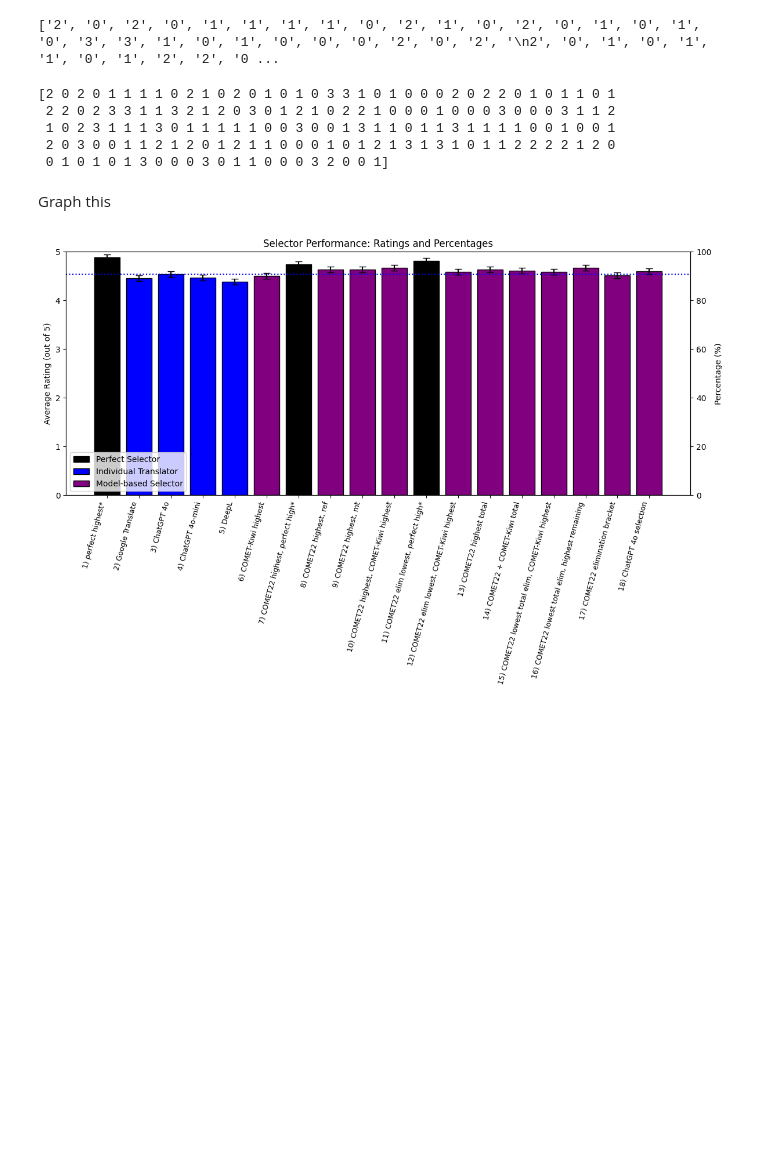
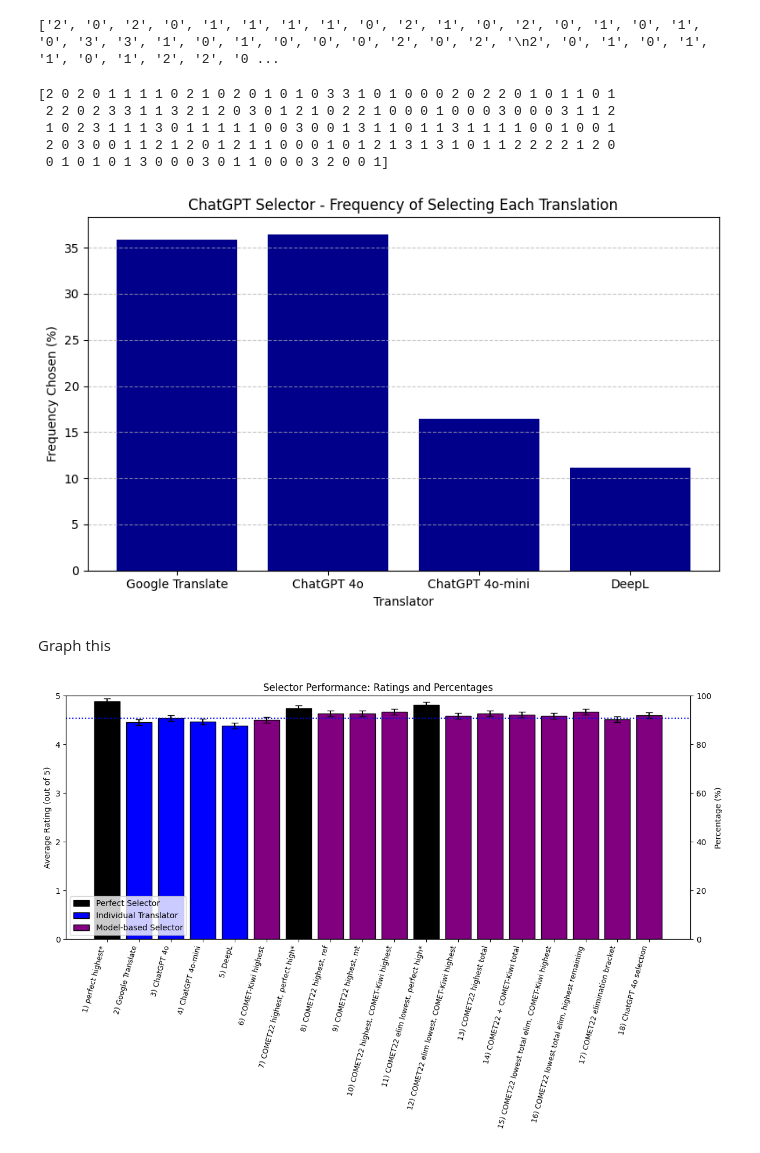
Before and after one commit to antoinevilain001/translation_thesis, a Jupyter notebook: translation_analysis/analysis1/analysis2.ipynb, the cells around one changed output. Cells and saved outputs as stored; diff of their text form; code cells hidden in the pictures; blank space fills up the shorter version.

Commit message:
Added ChatGPT selector graph

```diff
--- a/translation_analysis/analysis1/analysis2.ipynb
+++ b/translation_analysis/analysis1/analysis2.ipynb
@@ -648,6 +648,44 @@ np.save('checkpoints/analysis_solution_data/chatgpt_selector1.npy', chatgpt_sele
  1 0 2 3 1 1 1 3 0 1 1 1 1 1 0 0 3 0 0 1 3 1 1 0 1 1 3 1 1 1 1 0 0 1 0 0 1
  2 0 3 0 0 1 1 2 1 2 0 1 2 1 1 0 0 0 1 0 1 2 1 3 1 3 1 0 1 1 2 2 2 2 1 2 0
  0 1 0 1 0 1 3 0 0 0 3 0 1 1 0 0 0 3 2 0 0 1]
+# %%
+import numpy as np
+import matplotlib.pyplot as plt
+
+# Your array
+data = np.array([2, 0, 2, 0, 1, 1, 1, 1, 0, 2, 1, 0, 2, 0, 1, 0, 1, 0, 3, 3, 1, 0,
+                 1, 0, 0, 0, 2, 0, 2, 2, 0, 1, 0, 1, 1, 0, 1, 2, 2, 0, 2, 3, 3, 1,
+                 1, 3, 2, 1, 2, 0, 3, 0, 1, 2, 1, 0, 2, 2, 1, 0, 0, 0, 1, 0, 0, 0,
+                 3, 0, 0, 0, 3, 1, 1, 2, 1, 0, 2, 3, 1, 1, 1, 3, 0, 1, 1, 1, 1, 1,
+                 0, 0, 3, 0, 0, 1, 3, 1, 1, 0, 1, 1, 3, 1, 1, 1, 1, 0, 0, 1, 0, 0,
+                 1, 2, 0, 3, 0, 0, 1, 1, 2, 1, 2, 0, 1, 2, 1, 1, 0, 0, 0, 1, 0, 1,
+                 2, 1, 3, 1, 3, 1, 0, 1, 1, 2, 2, 2, 2, 1, 2, 0, 0, 1, 0, 1, 0, 1,
+                 3, 0, 0, 0, 3, 0, 1, 1, 0, 0, 0, 3, 2, 0, 0, 1])
+data = chatgpt_selector_clean
+
+# Your custom labels for values 0, 1, 2, 3 (in order)
+custom_labels = ['Google Translate', 'ChatGPT 4o', 'ChatGPT 4o-mini', 'DeepL']
+
+# Count frequencies
+unique, counts = np.unique(data, return_counts=True)
+frequencies = dict(zip(unique, counts))
+
+# Calculate percentages
+total = len(data)
+percentages = [frequencies.get(i, 0) / total * 100 for i in range(len(custom_labels))]
+
+# Plotting
+plt.figure(figsize=(8, 5))
+plt.bar(custom_labels, percentages, color='darkblue')
+plt.title('ChatGPT Selector - Frequency of Selecting Each Translation')
+plt.xlabel('Translator')
+plt.ylabel('Frequency Chosen (%)')
+plt.grid(axis='y', linestyle='--', alpha=0.7)
+plt.tight_layout()
+plt.savefig('outputs/analysis_app_solution/final_chatgpt_selection_choices')
+plt.show()
+# %% [output]
+[figure, added]
 # %% [markdown]
 Graph this
 # %%
```
Also changed, not shown: 1 other file.
